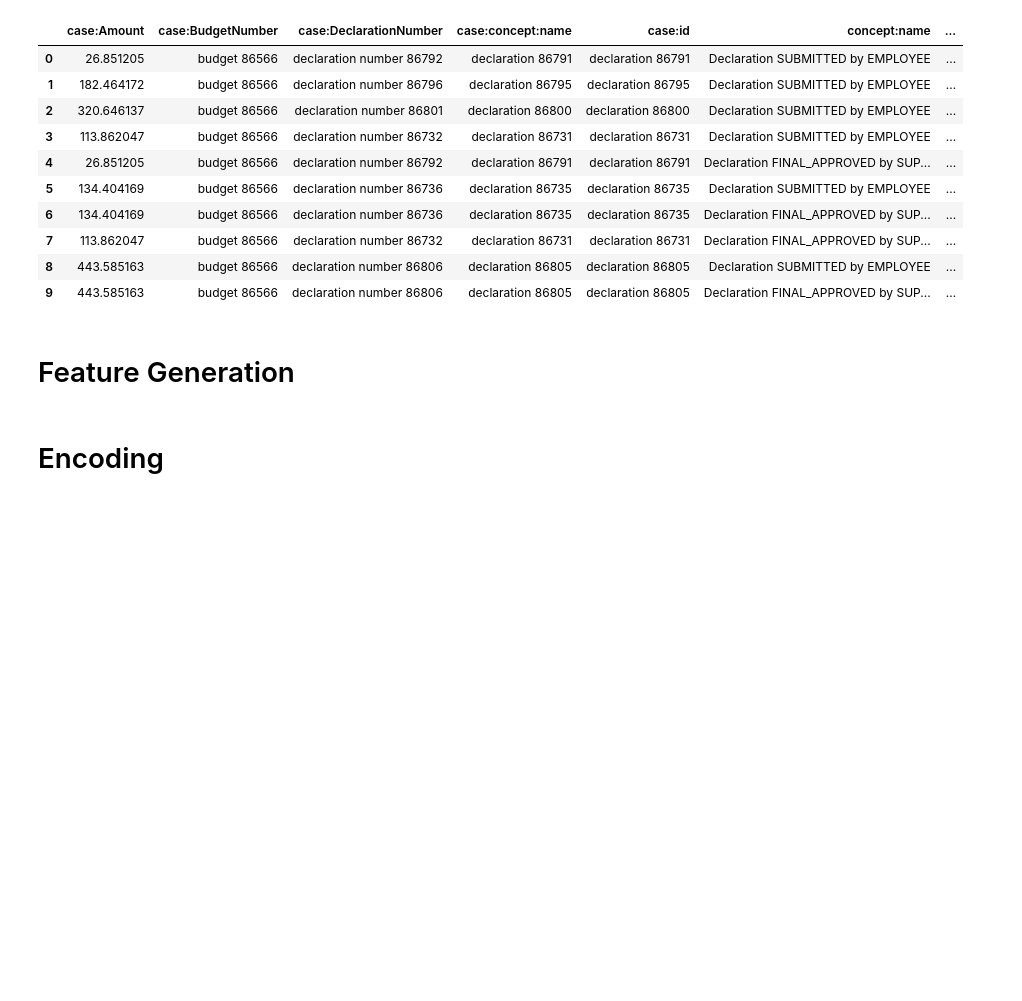
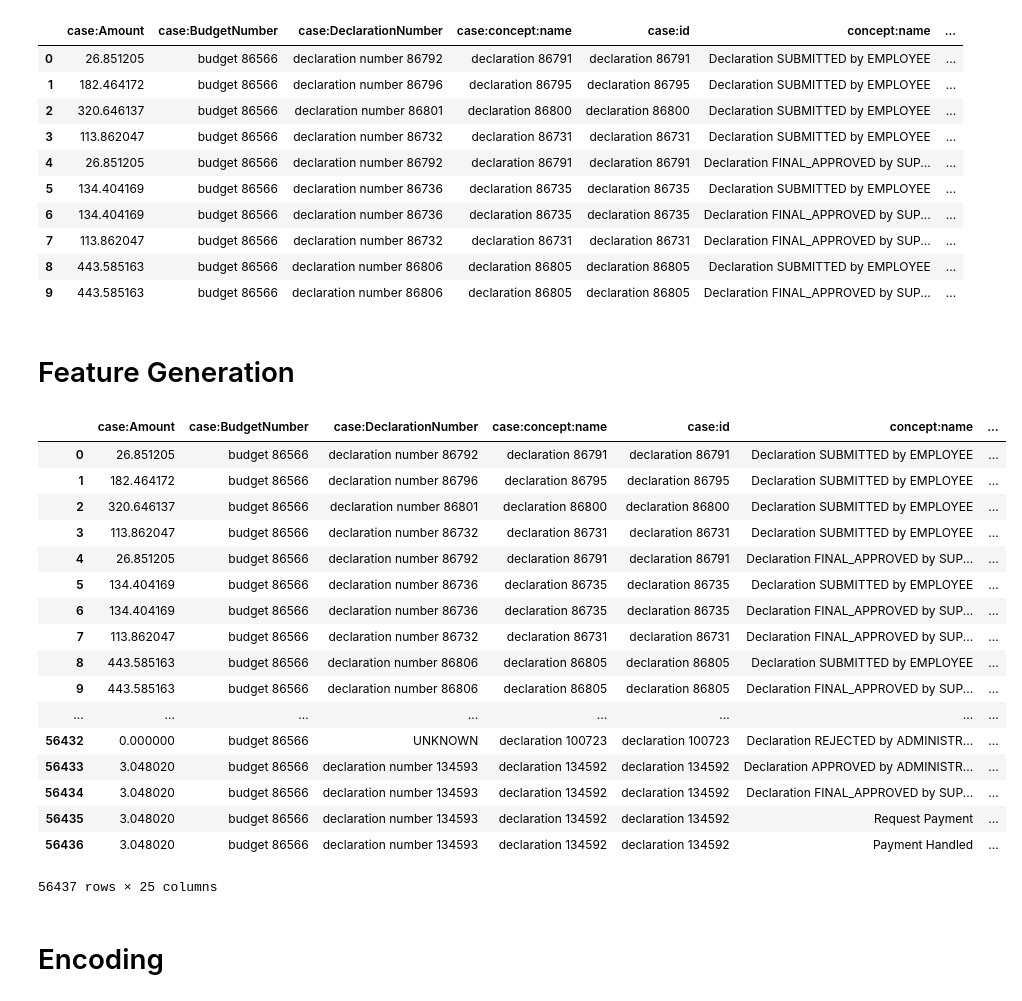
Before and after one commit to Lariiii/context-based-abstraction, a Jupyter notebook: approach_preprocessing.ipynb, the cells around one changed output. Drawn from its saved outputs; the diff is of its cells as text; code cells hidden in the pictures; blank space fills up the shorter version.

```diff
--- a/approach_preprocessing.ipynb
+++ b/approach_preprocessing.ipynb
@@ -59,6 +59,27 @@ add_event_ref(df, -1)
 determine_event_position(df)
 # %%
 add_timestamp_features(df)
+# %%
+df
+# %% [output]
+|  | case:Amount | case:BudgetNumber | case:DeclarationNumber | case:concept:name | case:id | concept:name | ... |
+| 0 | 26.851205 | budget 86566 | declaration number 86792 | declaration 86791 | declaration 86791 | Declaration SUBMITTED by EMPLOYEE | ... |
+| 1 | 182.464172 | budget 86566 | declaration number 86796 | declaration 86795 | declaration 86795 | Declaration SUBMITTED by EMPLOYEE | ... |
+| 2 | 320.646137 | budget 86566 | declaration number 86801 | declaration 86800 | declaration 86800 | Declaration SUBMITTED by EMPLOYEE | ... |
+| 3 | 113.862047 | budget 86566 | declaration number 86732 | declaration 86731 | declaration 86731 | Declaration SUBMITTED by EMPLOYEE | ... |
+| 4 | 26.851205 | budget 86566 | declaration number 86792 | declaration 86791 | declaration 86791 | Declaration FINAL_APPROVED by SUP... | ... |
+| 5 | 134.404169 | budget 86566 | declaration number 86736 | declaration 86735 | declaration 86735 | Declaration SUBMITTED by EMPLOYEE | ... |
+| 6 | 134.404169 | budget 86566 | declaration number 86736 | declaration 86735 | declaration 86735 | Declaration FINAL_APPROVED by SUP... | ... |
+| 7 | 113.862047 | budget 86566 | declaration number 86732 | declaration 86731 | declaration 86731 | Declaration FINAL_APPROVED by SUP... | ... |
+| 8 | 443.585163 | budget 86566 | declaration number 86806 | declaration 86805 | declaration 86805 | Declaration SUBMITTED by EMPLOYEE | ... |
+| 9 | 443.585163 | budget 86566 | declaration number 86806 | declaration 86805 | declaration 86805 | Declaration FINAL_APPROVED by SUP... | ... |
+| ... | ... | ... | ... | ... | ... | ... | ... |
+| 56432 | 0.000000 | budget 86566 | UNKNOWN | declaration 100723 | declaration 100723 | Declaration REJECTED by ADMINISTR... | ... |
+| 56433 | 3.048020 | budget 86566 | declaration number 134593 | declaration 134592 | declaration 134592 | Declaration APPROVED by ADMINISTR... | ... |
+| 56434 | 3.048020 | budget 86566 | declaration number 134593 | declaration 134592 | declaration 134592 | Declaration FINAL_APPROVED by SUP... | ... |
+| 56435 | 3.048020 | budget 86566 | declaration number 134593 | declaration 134592 | declaration 134592 | Request Payment | ... |
+| 56436 | 3.048020 | budget 86566 | declaration number 134593 | declaration 134592 | declaration 134592 | Payment Handled | ... |
+56437 rows × 25 columns
 # %%
 df.to_csv('data/' + file_name +'_features.csv', index=False)
 # %% [markdown]
```
Also changed, not shown: parts of 1 cell of this notebook, 1 other file.
